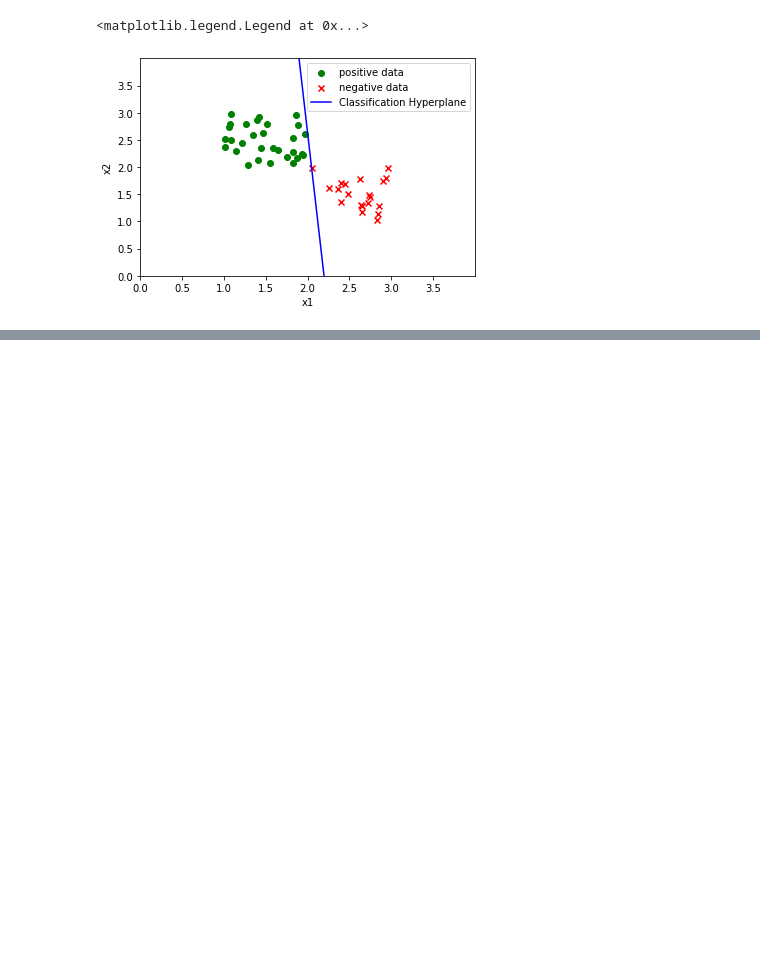
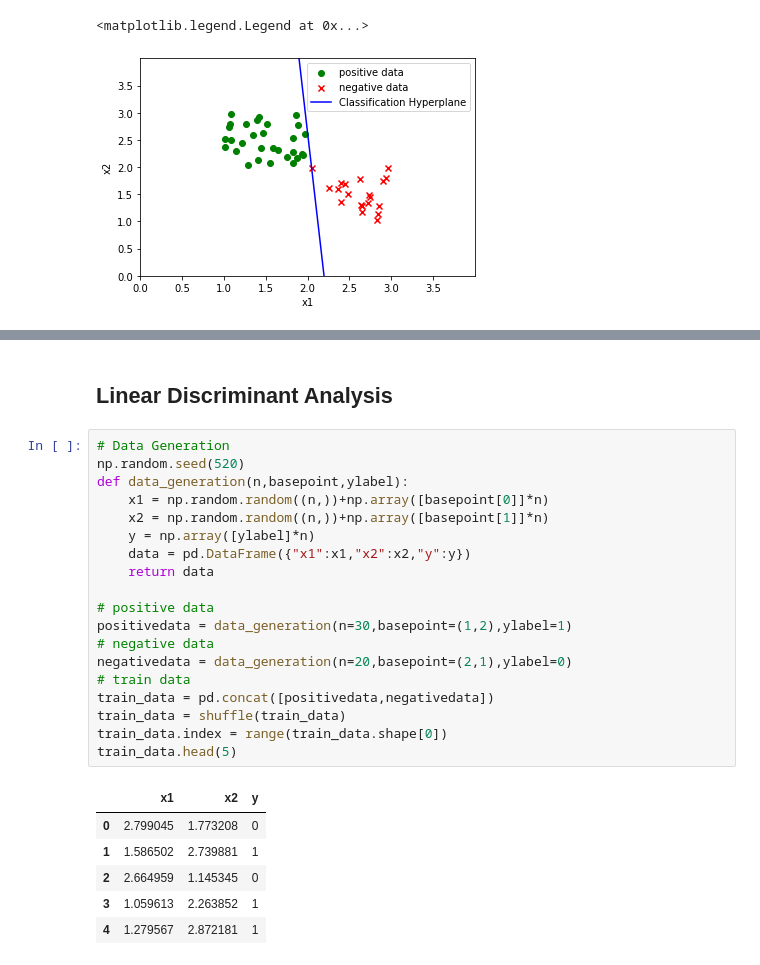
Before and after one commit to SXUSongJH/SXUSongJH.github.io, a Jupyter notebook: Code/Machine Learn/2.Perception and LDA.ipynb, the cells around one changed output, grey strips where cells are left out. Saved outputs shown, nothing was run; the diff lists cells and outputs as text; blank space fills up the shorter version.

```diff
--- a/Code/Machine Learn/2.Perception and LDA.ipynb
+++ b/Code/Machine Learn/2.Perception and LDA.ipynb
@@ -142,0 +156,28 @@ plt.legend()
+# %% [markdown]
+## Linear Discriminant Analysis
+# %%
+# Data Generation
+np.random.seed(520)
+def data_generation(n,basepoint,ylabel):
+    x1 = np.random.random((n,))+np.array([basepoint[0]]*n)
+    x2 = np.random.random((n,))+np.array([basepoint[1]]*n)
+    y = np.array([ylabel]*n)
+    data = pd.DataFrame({"x1":x1,"x2":x2,"y":y})
+    return data
+
+# positive data
+positivedata = data_generation(n=30,basepoint=(1,2),ylabel=1)
+# negative data
+negativedata = data_generation(n=20,basepoint=(2,1),ylabel=0)
+# train data
+train_data = pd.concat([positivedata,negativedata])
+train_data = shuffle(train_data)
+train_data.index = range(train_data.shape[0])
+train_data.head(5)
+# %% [output]
+|  | x1 | x2 | y |
+| 0 | 2.799045 | 1.773208 | 0 |
+| 1 | 1.586502 | 2.739881 | 1 |
+| 2 | 2.664959 | 1.145345 | 0 |
+| 3 | 1.059613 | 2.263852 | 1 |
+| 4 | 1.279567 | 2.872181 | 1 |
```
Also changed, not shown: parts of 18 cells of this notebook, 42 other files.
